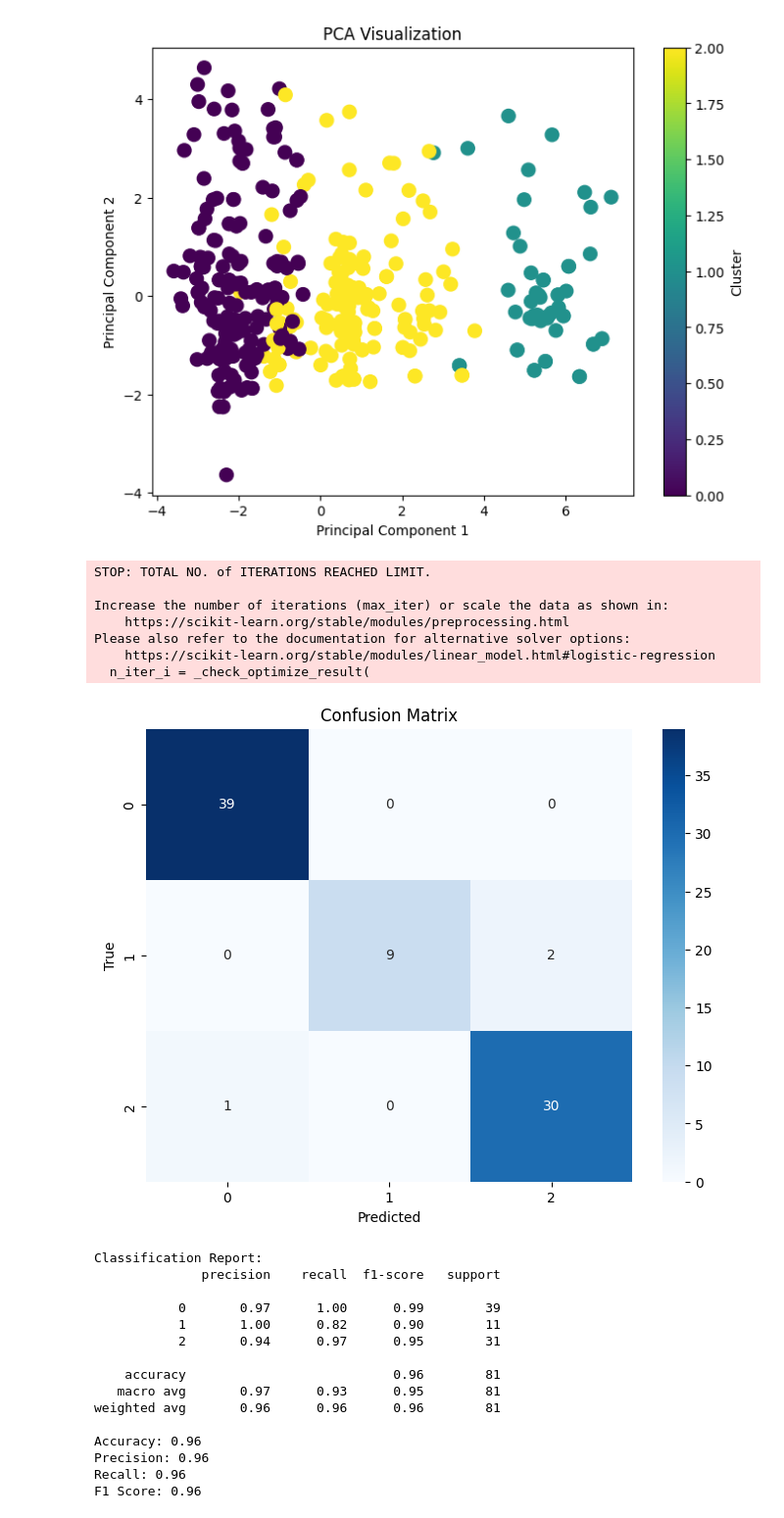
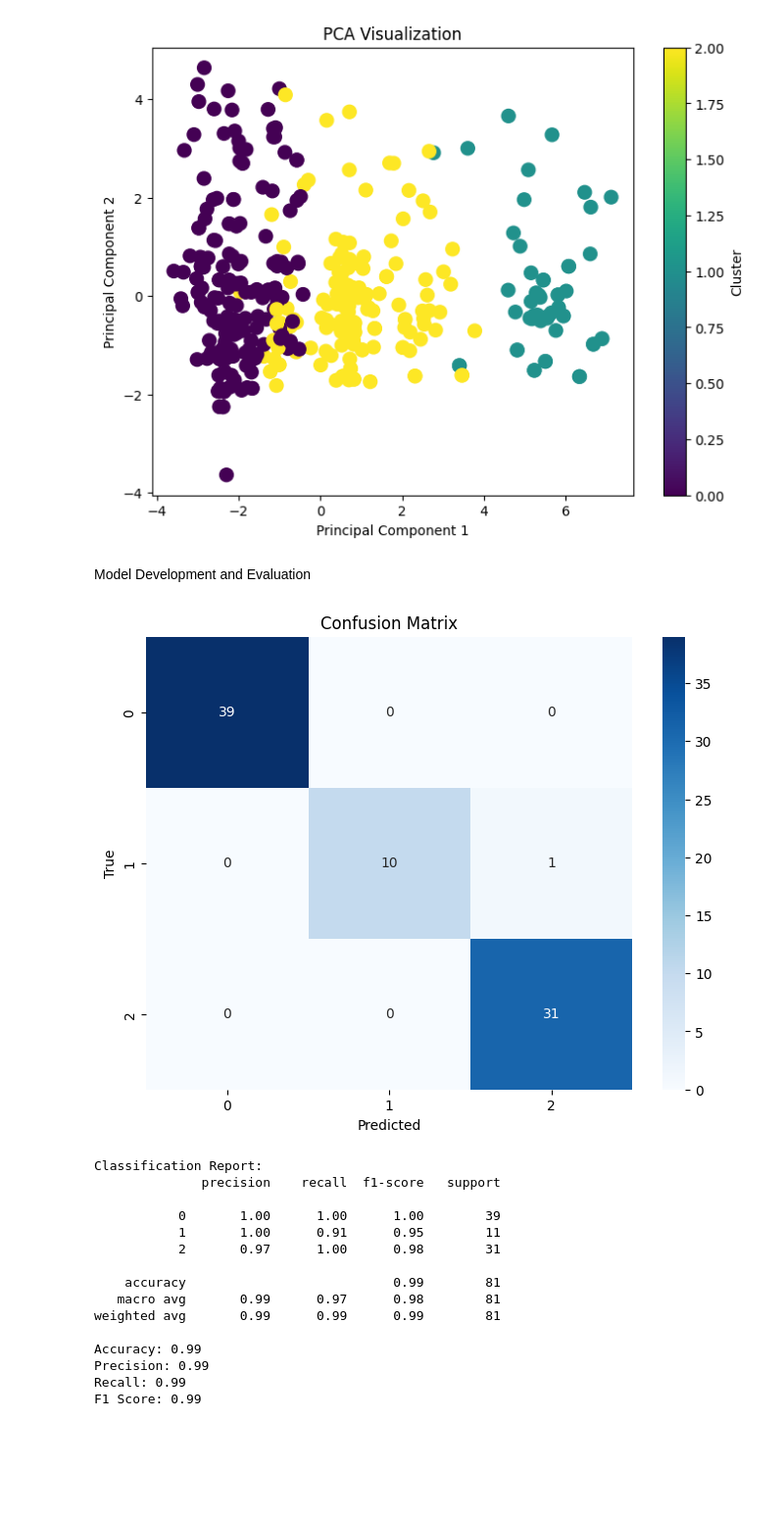
Before and after one commit to VIGNESHPERNI/EDA_21BDS0161, a Jupyter notebook: Untitled7.ipynb, the cells around one changed output. Shown at 98% size. Cells and saved outputs as stored; diff of their text form; code cells hidden in the pictures; blank space fills up the shorter version.

```diff
--- a/Untitled7.ipynb
+++ b/Untitled7.ipynb
@@ -255,10 +259,14 @@ plt.colorbar(label='Cluster')
 plt.show()
 # %% [output]
 [figure]
+# %% [markdown]
+Model Development and Evaluation
 # %%
+
 from sklearn.linear_model import LogisticRegression
 from sklearn.model_selection import train_test_split
 from sklearn.metrics import confusion_matrix, classification_report, roc_curve, auc, accuracy_score, precision_score, recall_score, f1_score
+from sklearn.preprocessing import StandardScaler
 
 if data['Cluster'].dtype == 'object':
     from sklearn.preprocessing import LabelEncoder
@@ -269,18 +277,23 @@ if data['Cluster'].dtype == 'object':
 X = data.select_dtypes(include=np.number).drop('Cluster', axis=1)
 y = data['Cluster']
 
+# Scale the numeric features
+scaler = StandardScaler()
+X_scaled = scaler.fit_transform(X)
 
-X_train, X_test, y_train, y_test = train_test_split(X, y, test_size=0.2, random_state=42)
+# Split the data into training and testing sets
+X_train, X_test, y_train, y_test = train_test_split(X_scaled, y, test_size=0.2, random_state=42)
 
+# Initialize the Logistic Regression model with more iterations and the 'saga' solver
+model = LogisticRegression(solver='saga', max_iter=10000, random_state=42)
 
-model = LogisticRegression(max_iter=5000, random_state=42)
-
-
+# Train the model
 model.fit(X_train, y_train)
 
-
+# Predict on the test set
 y_pred = model.predict(X_test)
 
+# Confusion Matrix
 conf_matrix = confusion_matrix(y_test, y_pred)
 plt.figure(figsize=(8, 6))
 sns.heatmap(conf_matrix, annot=True, fmt="d", cmap="Blues")
@@ -288,55 +301,54 @@ plt.title("Confusion Matrix")
 plt.xlabel("Predicted")
 plt.ylabel("True")
 plt.show()
 
+# Classification Report
 print("Classification Report:")
 print(classification_report(y_test, y_pred))
 
+# Evaluation Metrics
 accuracy = accuracy_score(y_test, y_pred)
 precision = precision_score(y_test, y_pred, average='weighted')
 recall = recall_score(y_test, y_pred, average='weighted')
 f1 = f1_score(y_test, y_pred, average='weighted')
 
 print(f"Accuracy: {accuracy:.2f}")
 print(f"Precision: {precision:.2f}")
 print(f"Recall: {recall:.2f}")
 print(f"F1 Score: {f1:.2f}")
 
+# ROC Curve (only for binary classification)
 if len(data['Cluster'].unique()) == 2:
-
+    # Get the predicted probabilities for the positive class
     y_prob = model.predict_proba(X_test)[:, 1]
 
+    # Calculate ROC curve values
     fpr, tpr, thresholds = roc_curve(y_test, y_prob)
     roc_auc = auc(fpr, tpr)
 
+    # Plot the ROC curve
     plt.figure(figsize=(8, 6))
     plt.plot(fpr, tpr, color='blue', label=f'ROC curve (AUC = {roc_auc:.2f})')
-    plt.plot([0, 1], [0, 1], color='gray', linestyle='--')
+    plt.plot([0, 1], [0, 1], color='gray', linestyle='--')  # Random guess line
+    plt.xlabel('False Positive Rate')
     plt.ylabel('True Positive Rate')
     plt.title('ROC Curve')
     plt.legend(loc="lower right")
     plt.show()
 # %% [output]
+[figure]
-STOP: TOTAL NO. of ITERATIONS REACHED LIMIT.
+Classification Report:
+              precision    recall  f1-score   support
 
-Increase the number of iterations (max_iter) or scale the data as shown in:
-    https://scikit-learn.org/stable/modules/preprocessing.html
-Please also refer to the documentation for alternative solver options:
-    https://scikit-learn.org/stable/modules/linear_model.html#logistic-regression
-  n_iter_i = _check_optimize_result(
+           0       1.00      1.00      1.00        39
+           1       1.00      0.91      0.95        11
+           2       0.97      1.00      0.98        31
+
+    accuracy                           0.99        81
+   macro avg       0.99      0.97      0.98        81
+weighted avg       0.99      0.99      0.99        81
+
+Accuracy: 0.99
+Precision: 0.99
+Recall: 0.99
+F1 Score: 0.99
-[figure]
-Classification Report:
-              precision    recall  f1-score   support
-
-           0       0.97      1.00      0.99        39
-           1       1.00      0.82      0.90        11
-           2       0.94      0.97      0.95        31
-
-    accuracy                           0.96        81
-   macro avg       0.97      0.93      0.95        81
-weighted avg       0.96      0.96      0.96        81
-
-Accuracy: 0.96
-Precision: 0.96
-Recall: 0.96
-F1 Score: 0.96
```
Also changed, not shown: parts of 2 cells of this notebook.
